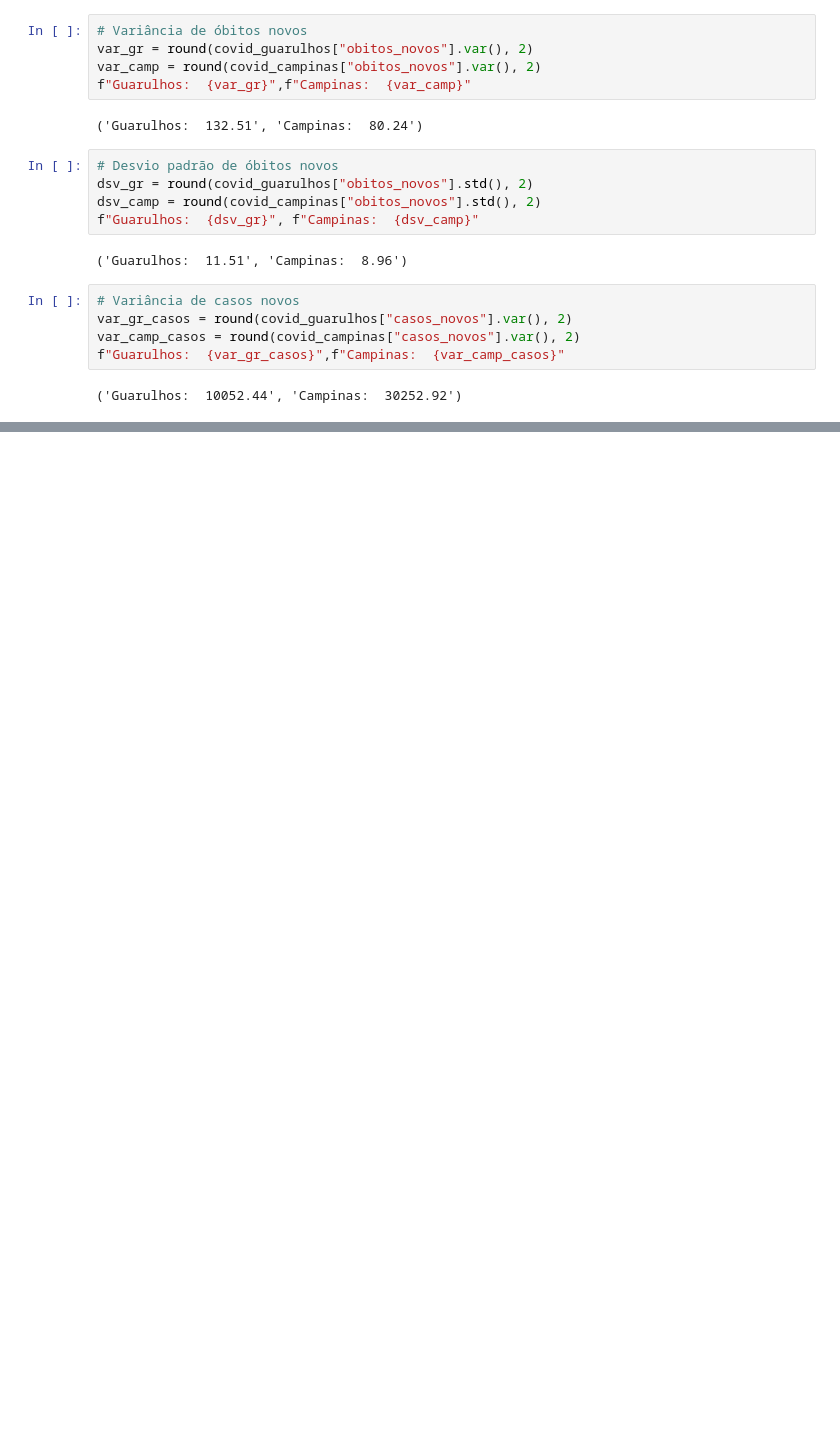
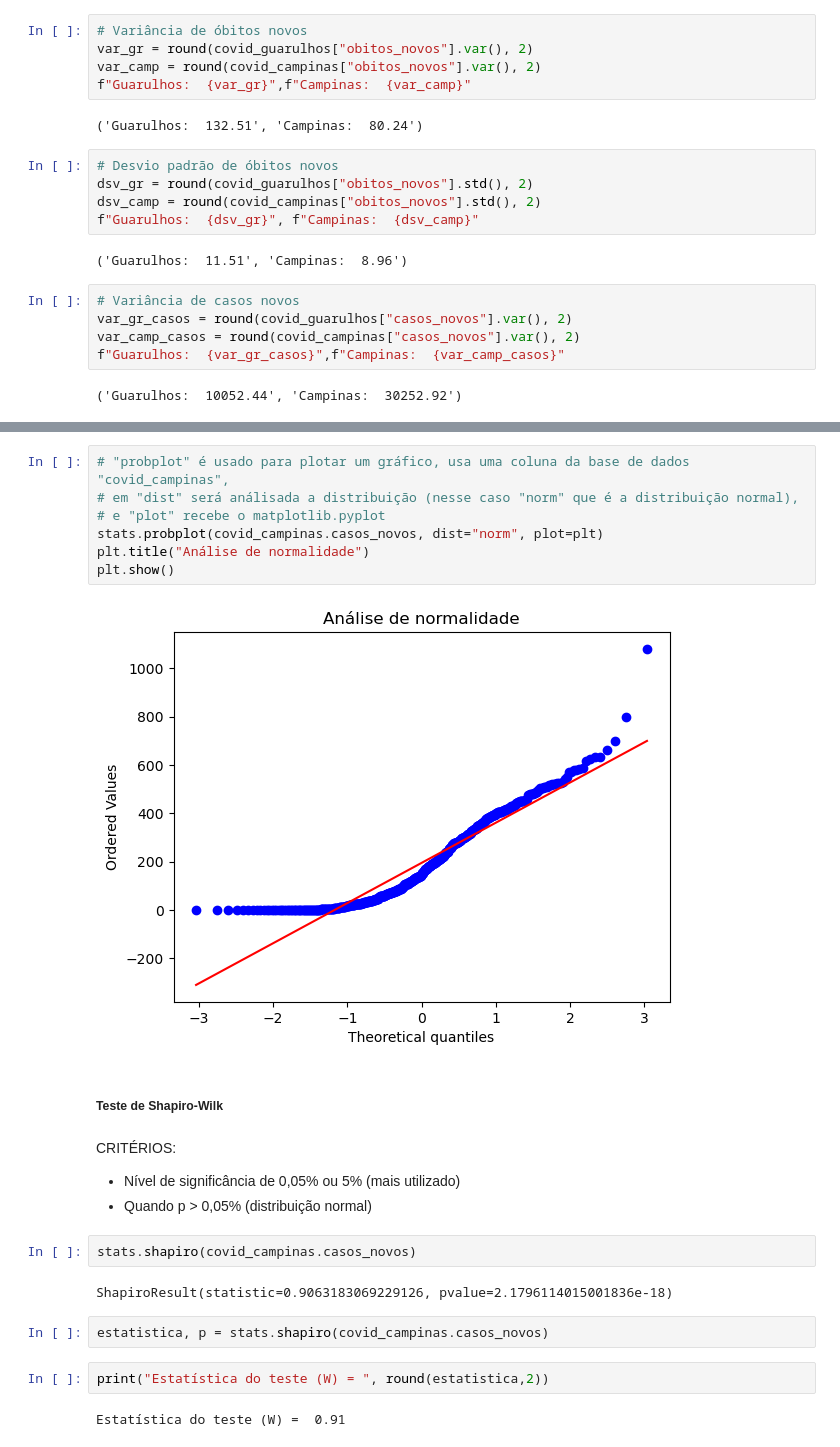
Before and after one commit to whoamidotcom/curso_analise_dados, a Jupyter notebook: analises-estatisticas/file.ipynb, the cells around one changed output, grey strips where cells are left out. Cells and saved outputs as stored; diff of their text form; blank space fills up the shorter version.

Commit message:
Análises Estatísticas - Módulo 2 pt3

```diff
--- a/analises-estatisticas/file.ipynb
+++ b/analises-estatisticas/file.ipynb
@@ -322,0 +371,25 @@ f"Guarulhos:  {dsv_gr_casos}", f"Campinas:  {dsv_camp_casos}"
+# %%
+# "probplot" é usado para plotar um gráfico, usa uma coluna da base de dados "covid_campinas",
+# em "dist" será análisada a distribuição (nesse caso "norm" que é a distribuição normal),
+# e "plot" recebe o matplotlib.pyplot
+stats.probplot(covid_campinas.casos_novos, dist="norm", plot=plt)
+plt.title("Análise de normalidade")
+plt.show()
+# %% [output]
+[figure, added]
+# %% [markdown]
+##### Teste de Shapiro-Wilk
+# %% [markdown]
+CRITÉRIOS:
+- Nível de significância de 0,05% ou 5% (mais utilizado)
+- Quando p > 0,05% (distribuição normal)
+# %%
+stats.shapiro(covid_campinas.casos_novos)
+# %% [output]
+ShapiroResult(statistic=0.9063183069229126, pvalue=2.1796114015001836e-18)
+# %%
+estatistica, p = stats.shapiro(covid_campinas.casos_novos)
+# %%
+print("Estatística do teste (W) = ", round(estatistica,2))
+# %% [output]
+Estatística do teste (W) =  0.91
```
Also changed, not shown: parts of 13 cells of this notebook.
